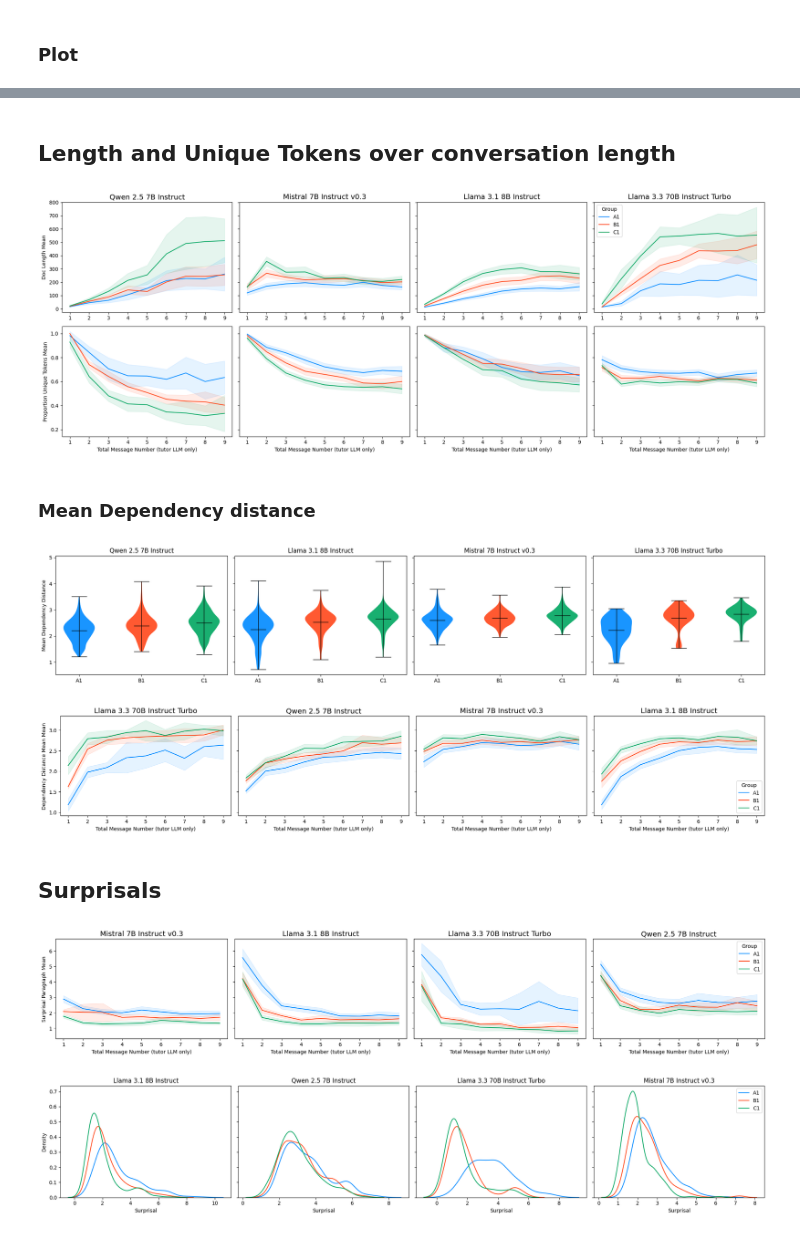
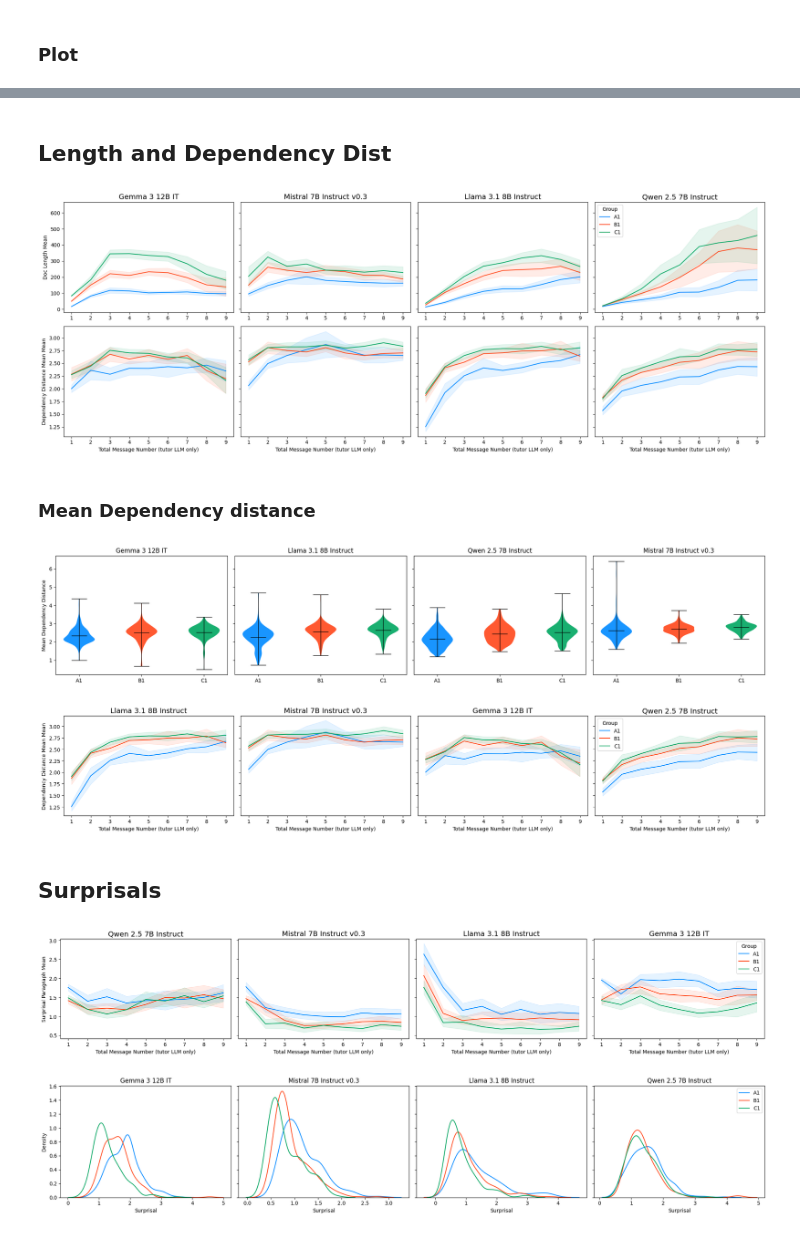
Before and after one commit to INTERACT-LLM/alignment-drift-llms, a Jupyter notebook: src/plotting.ipynb, the cells around one changed output, grey strips where cells are left out. Drawn from its saved outputs; the diff is of its cells as text; code cells hidden in the pictures.

Commit message:
feat: update plots with new data

```diff
--- a/src/plotting.ipynb
+++ b/src/plotting.ipynb
@@ -24,12 +24,10 @@ for dir in [curves_dir, dist_dir, violins_dir]:
 # %%
 # for giving shorter names in df
 model_dict = {
-    "mlx-community--Qwen2.5-7B-Instruct-1M-4bit": "Qwen 2.5 7B Instruct 1M (4bit)",
-    "mlx-community--meta-Llama-3.1-8B-Instruct-4bit": "Llama 3.1 8B Instruct (4bit)",
     "meta-llama--Llama-3.1-8B-Instruct": "Llama 3.1 8B Instruct",
     "Qwen--Qwen2.5-7B-Instruct": "Qwen 2.5 7B Instruct",
     "mistralai--Mistral-7B-Instruct-v0.3": "Mistral 7B Instruct v0.3",
-    "meta-llama--Llama-3.3-70B-Instruct-Turbo": "Llama 3.3 70B Instruct Turbo"
+    "google--gemma-3-12b-it": "Gemma 3 12B IT",
 }
 # %% [markdown]
 ## TEXT STATS: Load and Process
@@ -132,5 +135,5 @@ assistant_df = get_assistant_data(df)
 # %%
-cols = ["doc_length", "proportion_unique_tokens", "dependency_distance_mean"]
+cols = ["doc_length", "proportion_unique_tokens", "dependency_distance_mean", "n_sentences"]
 agg_df = aggregate_df(assistant_df, cols_to_aggregate=cols, ci_to_cols=True)
 # %%
 fig = violin_plot(
@@ -173,23 +162,23 @@ fig.savefig(violins_dir / "unique_tokens_violin.png", dpi=300)
 # %% [markdown]
-## Length and Unique Tokens over conversation length
+## Length and Dependency Dist
 # %%
-cols = ["doc_length", "proportion_unique_tokens"]
+cols = ["doc_length", "dependency_distance_mean"] # consider number of sentences
 vars = [f"{col}_mean" for col in cols]
 ci_vars = [f"{col}_ci" for col in cols]
 
 
 fig = line_plot_variables(df=agg_df,
                     x_var="total_message_number",
                     y_vars=vars,
                     ci_vars=ci_vars,
                     group_var="group",
                     model_var="model",
                     x_label_text="Total Message Number (tutor LLM only)",
                     group_colors=colors)
 
-fig.savefig(curves_dir / "doc_length_unique_tokens.png", dpi=300)
+fig.savefig(curves_dir / "doc_length_and_MDD.png", dpi=300)
 # %% [output]
-[figure, old version]
+[figure, new version]
 # %% [markdown]
 ### Mean Dependency distance
 # %%
@@ -203,7 +192,7 @@ fig = violin_plot(
 
 fig.savefig(violins_dir / "mean_dependency_distance.png", dpi=300)
 # %% [output]
-[figure, old version]
+[figure, new version]
 # %%
 fig = line_plot_variables(df=agg_df,
                     x_var="total_message_number",
@@ -216,7 +205,7 @@ fig = line_plot_variables(df=agg_df,
 
 fig.savefig(curves_dir / "mean_dependency_distance.png", dpi=300)
 # %% [output]
-[figure, old version]
+[figure, new version]
 # %% [markdown]
 ## Surprisals
 # %%
@@ -249,7 +238,7 @@ fig = line_plot_variables(df=agg_df,
 
 fig.savefig(curves_dir / "surprisal.png", dpi=300)
 # %% [output]
-[figure, old version]
+[figure, new version]
 # %%
 # distribution plot
 fig = distribution_plot(assistant_df,
@@ -261,4 +250,4 @@ fig = distribution_plot(assistant_df,
 
 fig.savefig(dist_dir / "surprisal.png", dpi=300)
 # %% [output]
-[figure, old version]
+[figure, new version]
```
Also changed, not shown: parts of 11 cells of this notebook, 13 other files.
